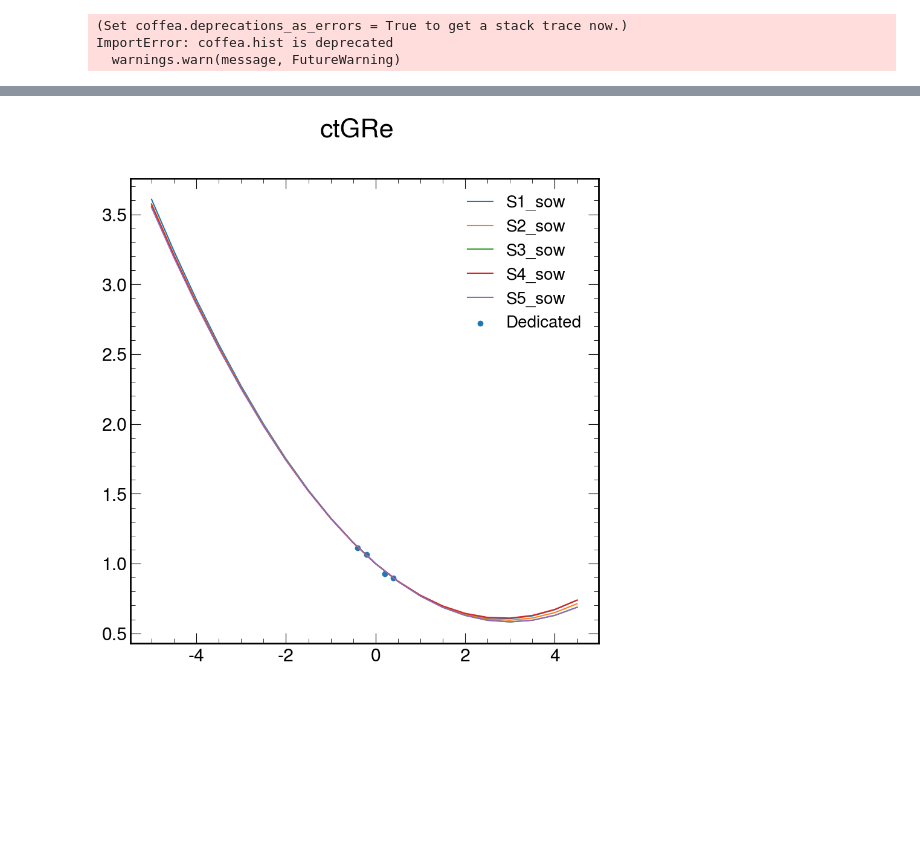
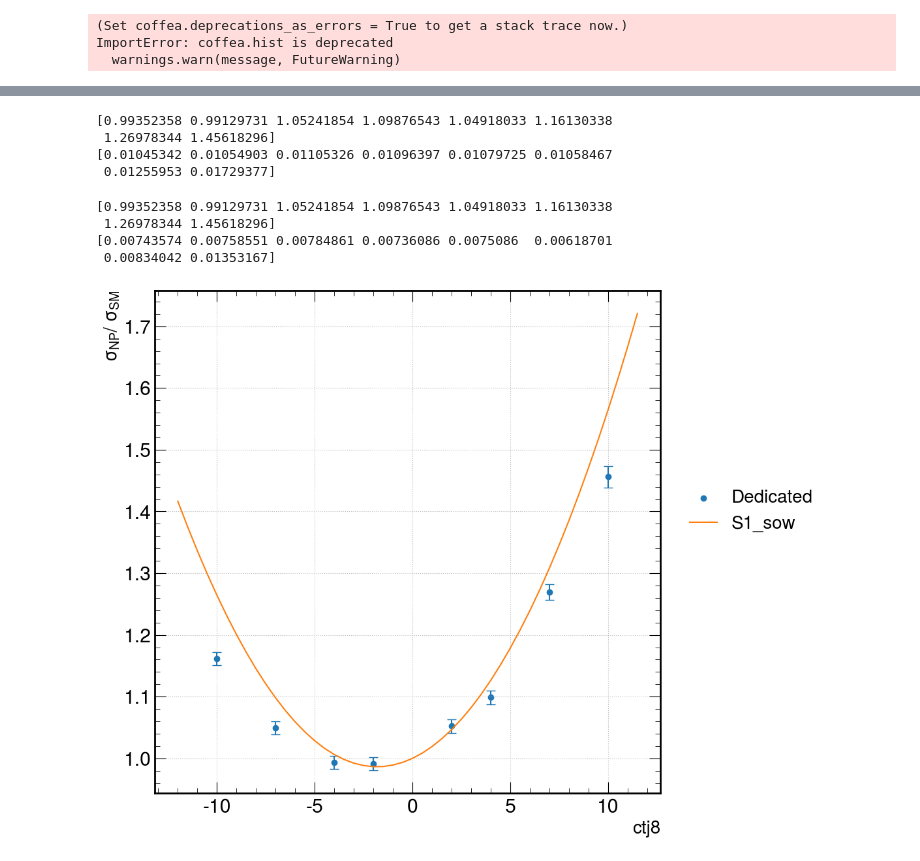
Before and after one commit to hannahbnelson/ttbarEFT, a Jupyter notebook: analysis/plot_1d_quad.ipynb, the cells around one changed output, grey strips where cells are left out. Drawn from its saved outputs; the diff is of its cells as text; code cells hidden in the pictures; blank space fills up the shorter version.

Commit message:
updates to 1d quad pltos

```diff
--- a/analysis/plot_1d_quad.ipynb
+++ b/analysis/plot_1d_quad.ipynb
@@ -181,3 +175,54 @@ def make_1d_quad_plot_with_manual(files, hist_name, wc_range, wc_name, manual_ls
     # fig.savefig(figname)
     # print("plot saved to: ", figname)
     # plt.close(fig)
+# %%
+with open("MgXS.txt", "r") as f:
+    lines = f.read().splitlines()
+    f.close()
+# %%
+dedicated = {}
+i = 0
+while i < len(lines):
+    first = lines[i].split("=")
+    second = lines[i+1].split("+-")
+
+    name = first[0]
+    xval = float([first[1]][0])
+    yval = float([second[0]][0])
+    ysigma = float(second[1][:-3])
+
+    if name not in dedicated.keys():
+        dedicated[name] = [[xval], [yval], [ysigma]]
+    else:
+        dedicated[name][0].append(xval)
+        dedicated[name][1].append(yval)
+        dedicated[name][2].append(ysigma)
+    i += 2
+# %%
+wc = "ctj8"
+scatter_xvals = np.array(dedicated[wc][0])
+scatter_yvals = np.array(dedicated[wc][1])
+scatter_sigma = np.array(dedicated[wc][2])
+# %%
+yvals = np.divide(scatter_yvals, 49.41)
+const = 49.41
+sigma_const = 0.3654
+sigma_y= np.multiply(yvals, (np.sqrt(np.add(np.square(np.divide(scatter_sigma, dedicated[wc][1])),np.square(np.divide(sigma_const, const))))))
+# sigma_z = np.multiply()
+print(yvals)
+print(sigma_y)
+# %% [output]
+[0.99352358 0.99129731 1.05241854 1.09876543 1.04918033 1.16130338
+ 1.26978344 1.45618296]
+[0.01045342 0.01054903 0.01105326 0.01096397 0.01079725 0.01058467
+ 0.01255953 0.01729377]
+# %%
+yvals2 = np.divide(scatter_yvals, 49.41)
+sigma_y2 = np.multiply(yvals2, np.divide(scatter_sigma, dedicated[wc][1]))
+print(yvals2)
+print(sigma_y2)
+# %% [output]
+[0.99352358 0.99129731 1.05241854 1.09876543 1.04918033 1.16130338
+ 1.26978344 1.45618296]
+[0.00743574 0.00758551 0.00784861 0.00736086 0.0075086  0.00618701
+ 0.00834042 0.01353167]
@@ -184,6 +236,5 @@ def make_1d_quad_plot_with_manual(files, hist_name, wc_range, wc_name, manual_ls
 # %%
-manual_lst = [[-0.4, -0.2, 0.2, 0.4],[54.95/49.41, 52.73/49.41, 45.89/49.41, 44.27/49.41]]
-
-make_1d_quad_plot_with_manual(files, "sow", np.arange(-5.0, 5.0, 0.5), "ctGRe", manual_lst)
+#manual_lst = [[-0.4, -0.2, 0.2, 0.4],[54.95/49.41, 52.73/49.41, 45.89/49.41, 44.27/49.41]]
+make_1d_quad_plot_with_manual([f1], "sow", np.arange(-12.0, 12.0, 0.5), "ctj8", [dedicated["ctj8"][0], yvals, sigma_y])
 # %% [output]
-[figure, old version]
+[figure, new version]
```
Also changed, not shown: parts of 8 cells of this notebook, 1 other file.
